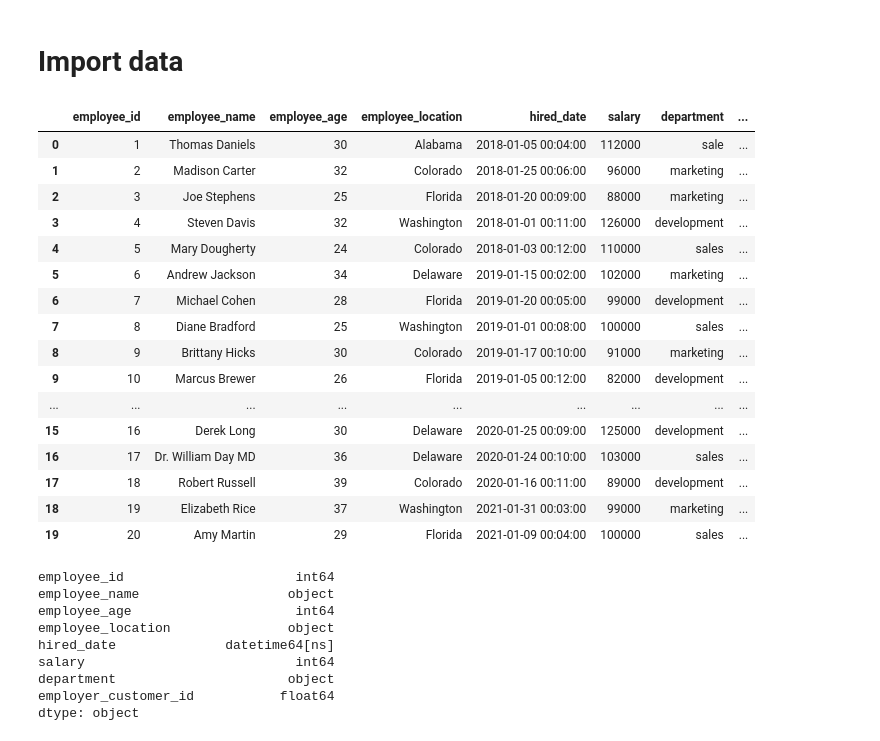
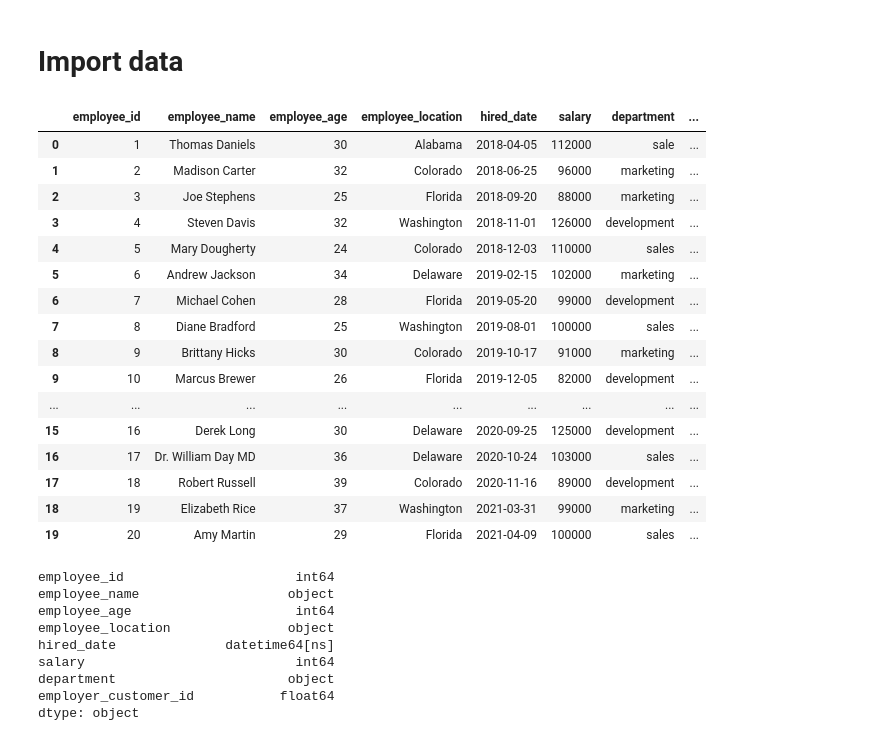
Before and after one commit to ktnsh24/GE_Notebook_Tutorial, a Jupyter notebook: great_expectations_tutorial.ipynb, the cells around one changed output. Drawn from its saved outputs; the diff is of its cells as text; code cells hidden in the pictures.

```diff
--- a/great_expectations_tutorial.ipynb
+++ b/great_expectations_tutorial.ipynb
@@ -8,26 +8,26 @@ import great_expectations as ge
 # %%
 filepath = "./data.csv"
 df = ge.read_csv(filepath)
-df['hired_date'] =  pd.to_datetime(df['hired_date'], format='%Y-%M-%d')
+#df['hired_date'] =  pd.to_datetime(df['hired_date'], format='%Y-%M-%d')
 df.head(20)
 # %% [output]
 |  | employee_id | employee_name | employee_age | employee_location | hired_date | salary | department | ... |
-| 0 | 1 | Thomas Daniels | 30 | Alabama | 2018-01-05 00:04:00 | 112000 | sale | ... |
-| 1 | 2 | Madison Carter | 32 | Colorado | 2018-01-25 00:06:00 | 96000 | marketing | ... |
-| 2 | 3 | Joe Stephens | 25 | Florida | 2018-01-20 00:09:00 | 88000 | marketing | ... |
-| 3 | 4 | Steven Davis | 32 | Washington | 2018-01-01 00:11:00 | 126000 | development | ... |
-| 4 | 5 | Mary Dougherty | 24 | Colorado | 2018-01-03 00:12:00 | 110000 | sales | ... |
-| 5 | 6 | Andrew Jackson | 34 | Delaware | 2019-01-15 00:02:00 | 102000 | marketing | ... |
-| 6 | 7 | Michael Cohen | 28 | Florida | 2019-01-20 00:05:00 | 99000 | development | ... |
-| 7 | 8 | Diane Bradford | 25 | Washington | 2019-01-01 00:08:00 | 100000 | sales | ... |
-| 8 | 9 | Brittany Hicks | 30 | Colorado | 2019-01-17 00:10:00 | 91000 | marketing | ... |
-| 9 | 10 | Marcus Brewer | 26 | Florida | 2019-01-05 00:12:00 | 82000 | development | ... |
+| 0 | 1 | Thomas Daniels | 30 | Alabama | 2018-04-05 | 112000 | sale | ... |
+| 1 | 2 | Madison Carter | 32 | Colorado | 2018-06-25 | 96000 | marketing | ... |
+| 2 | 3 | Joe Stephens | 25 | Florida | 2018-09-20 | 88000 | marketing | ... |
+| 3 | 4 | Steven Davis | 32 | Washington | 2018-11-01 | 126000 | development | ... |
+| 4 | 5 | Mary Dougherty | 24 | Colorado | 2018-12-03 | 110000 | sales | ... |
+| 5 | 6 | Andrew Jackson | 34 | Delaware | 2019-02-15 | 102000 | marketing | ... |
+| 6 | 7 | Michael Cohen | 28 | Florida | 2019-05-20 | 99000 | development | ... |
+| 7 | 8 | Diane Bradford | 25 | Washington | 2019-08-01 | 100000 | sales | ... |
+| 8 | 9 | Brittany Hicks | 30 | Colorado | 2019-10-17 | 91000 | marketing | ... |
+| 9 | 10 | Marcus Brewer | 26 | Florida | 2019-12-05 | 82000 | development | ... |
 | ... | ... | ... | ... | ... | ... | ... | ... | ... |
-| 15 | 16 | Derek Long | 30 | Delaware | 2020-01-25 00:09:00 | 125000 | development | ... |
-| 16 | 17 | Dr. William Day MD | 36 | Delaware | 2020-01-24 00:10:00 | 103000 | sales | ... |
-| 17 | 18 | Robert Russell | 39 | Colorado | 2020-01-16 00:11:00 | 89000 | development | ... |
-| 18 | 19 | Elizabeth Rice | 37 | Washington | 2021-01-31 00:03:00 | 99000 | marketing | ... |
-| 19 | 20 | Amy Martin | 29 | Florida | 2021-01-09 00:04:00 | 100000 | sales | ... |
+| 15 | 16 | Derek Long | 30 | Delaware | 2020-09-25 | 125000 | development | ... |
+| 16 | 17 | Dr. William Day MD | 36 | Delaware | 2020-10-24 | 103000 | sales | ... |
+| 17 | 18 | Robert Russell | 39 | Colorado | 2020-11-16 | 89000 | development | ... |
+| 18 | 19 | Elizabeth Rice | 37 | Washington | 2021-03-31 | 99000 | marketing | ... |
+| 19 | 20 | Amy Martin | 29 | Florida | 2021-04-09 | 100000 | sales | ... |
 # %%
 df.dtypes
 # %% [output]
```
Also changed, not shown: parts of 41 cells of this notebook, 1 other file.
